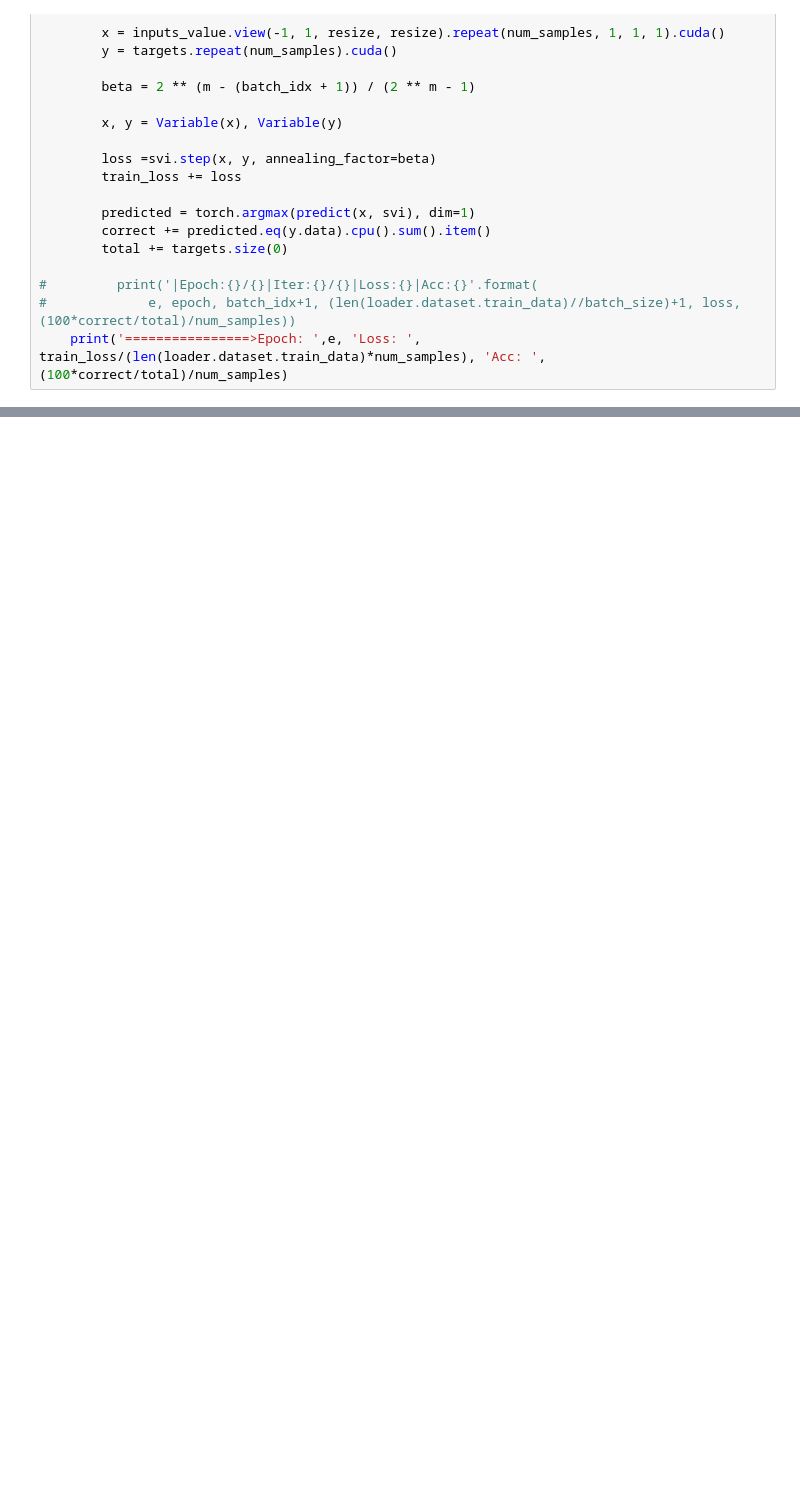
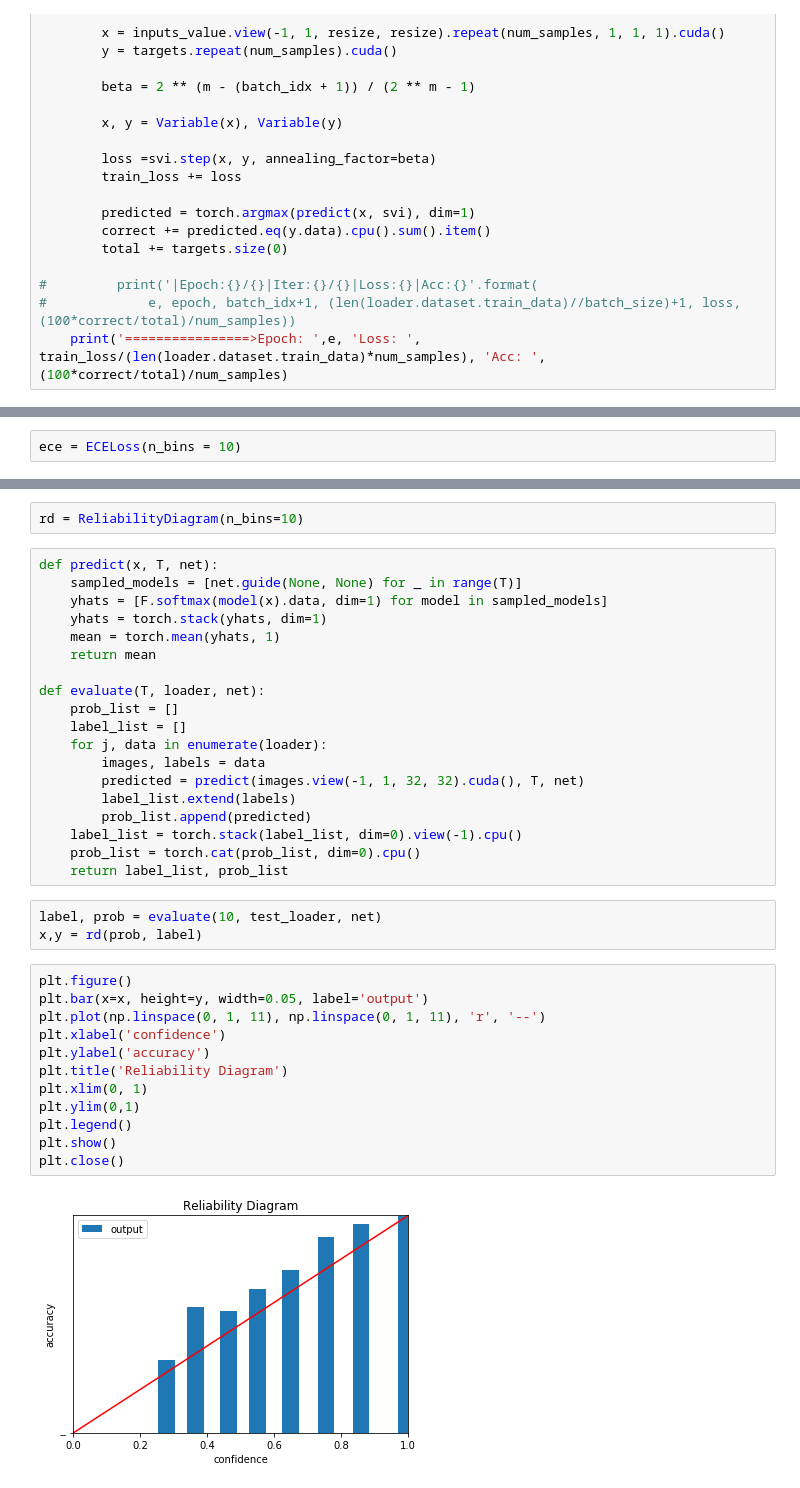
Before and after one commit to YinJC/01_ModelPerformance, a Jupyter notebook: lenet_bayesian_model.ipynb, the cells around one changed output, grey strips where cells are left out. Saved outputs shown, nothing was run; the diff lists cells and outputs as text; blank space fills up the shorter version.

```diff
--- a/lenet_bayesian_model.ipynb
+++ b/lenet_bayesian_model.ipynb
@@ -251,0 +546,2 @@ KeyboardInterrupt:
+# %%
+ece = ECELoss(n_bins = 10)
@@ -251,0 +614,38 @@ KeyboardInterrupt:
+# %%
+rd = ReliabilityDiagram(n_bins=10)
+# %%
+def predict(x, T, net):
+    sampled_models = [net.guide(None, None) for _ in range(T)]
+    yhats = [F.softmax(model(x).data, dim=1) for model in sampled_models]
+    yhats = torch.stack(yhats, dim=1)
+    mean = torch.mean(yhats, 1)
+    return mean
+
+def evaluate(T, loader, net):
+    prob_list = []
+    label_list = []
+    for j, data in enumerate(loader):
+        images, labels = data
+        predicted = predict(images.view(-1, 1, 32, 32).cuda(), T, net)
+        label_list.extend(labels)
+        prob_list.append(predicted)
+    label_list = torch.stack(label_list, dim=0).view(-1).cpu()
+    prob_list = torch.cat(prob_list, dim=0).cpu()
+    return label_list, prob_list
+# %%
+label, prob = evaluate(10, test_loader, net)
+x,y = rd(prob, label)
+# %%
+plt.figure()
+plt.bar(x=x, height=y, width=0.05, label='output')
+plt.plot(np.linspace(0, 1, 11), np.linspace(0, 1, 11), 'r', '--')
+plt.xlabel('confidence')
+plt.ylabel('accuracy')
+plt.title('Reliability Diagram')
+plt.xlim(0, 1)
+plt.ylim(0,1)
+plt.legend()
+plt.show()
+plt.close()
+# %% [output]
+[figure, added]
```
Also changed, not shown: parts of 39 cells of this notebook.
